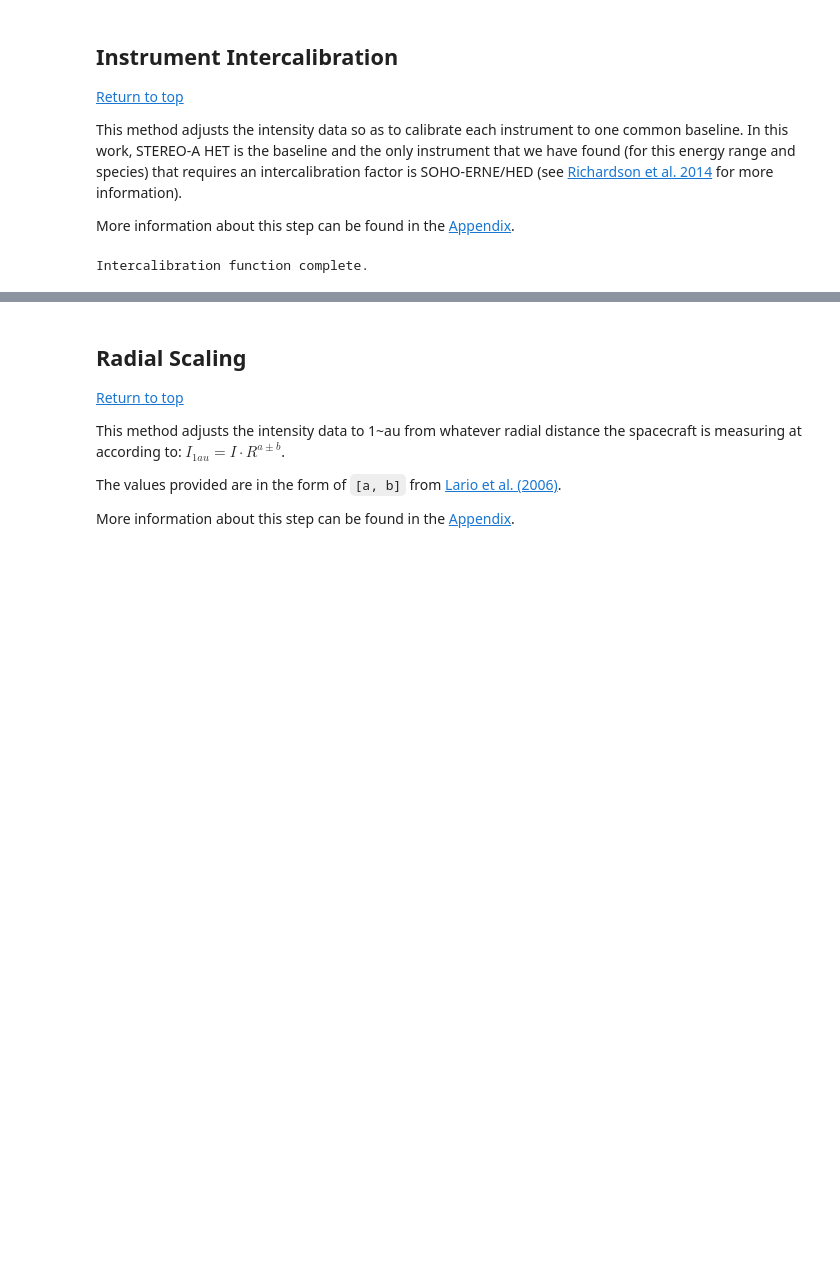
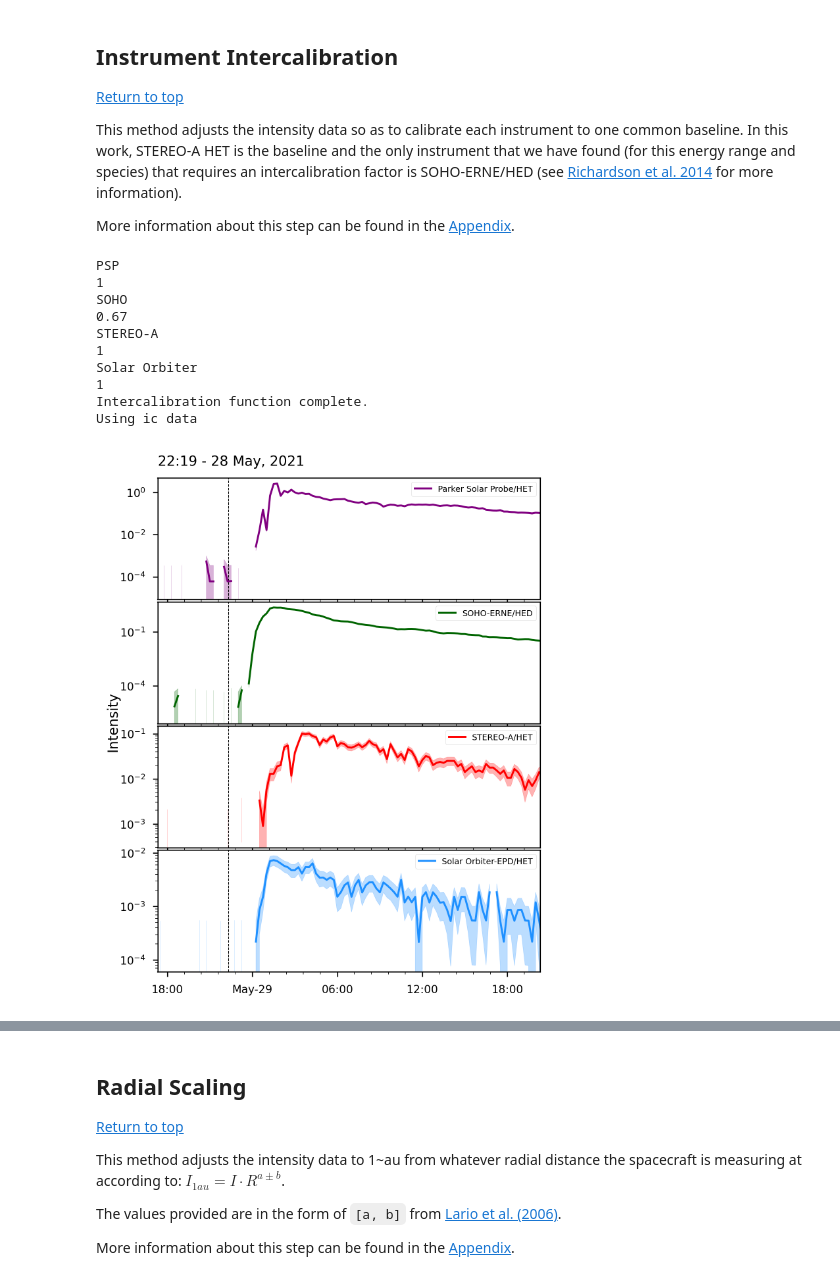
Before and after one commit to JaxLang/JTL_SEPDistributionTool, a Jupyter notebook: JTL_SOLER_SEPspreadtool.ipynb, the cells around one changed output, grey strips where cells are left out. Drawn from its saved outputs; the diff is of its cells as text; code cells hidden in the pictures; blank space fills up the shorter version.

```diff
--- a/JTL_SOLER_SEPspreadtool.ipynb
+++ b/JTL_SOLER_SEPspreadtool.ipynb
@@ -176,9 +204,20 @@ More information about this step can be found in the [Appendix](#Appendix).
 # %%
 ic_values = {'PSP':1,
              'SOHO':0.67,
              'STEREO-A':1,
              'Solar Orbiter':1}
 
 may28.intercalibrate(intercalibration_values=ic_values)
+may28.plot_intensities()
 # %% [output]
+PSP
+1
+SOHO
+0.67
+STEREO-A
+1
+Solar Orbiter
+1
 Intercalibration function complete.
+Using ic data
+[figure, added]
```
Also changed, not shown: parts of 20 cells of this notebook, 1 other file.
